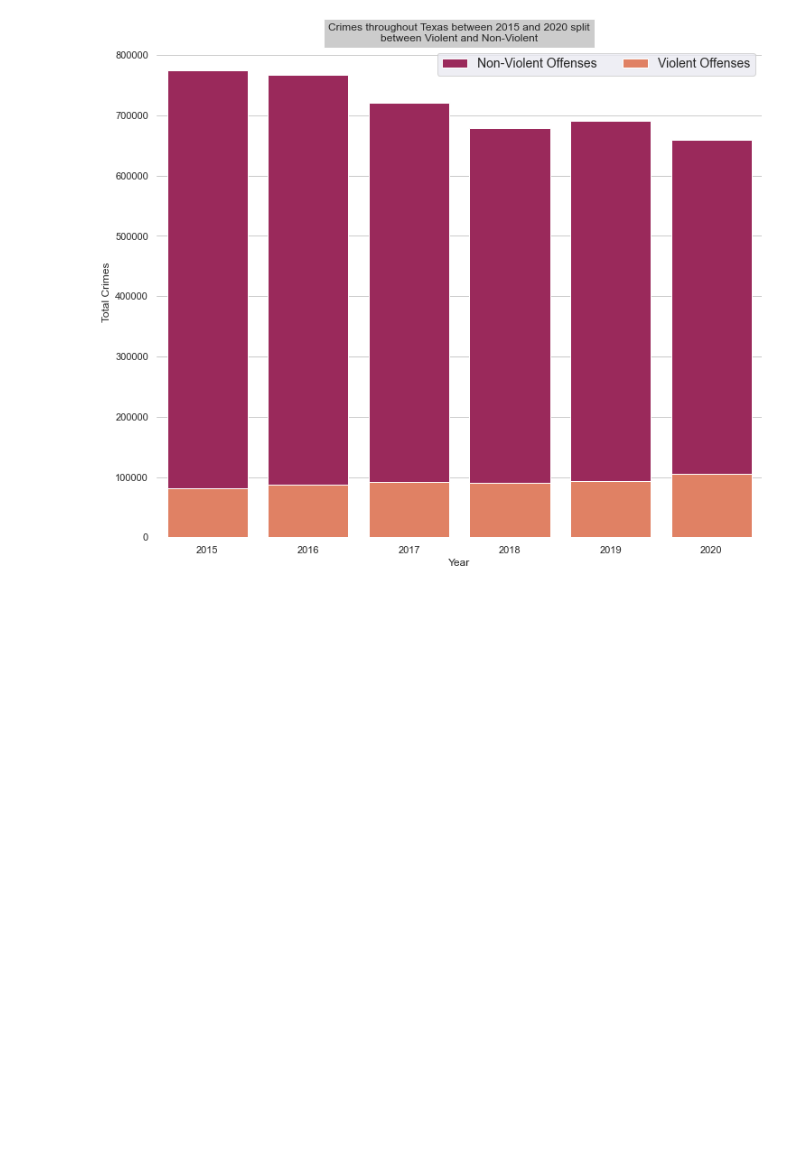
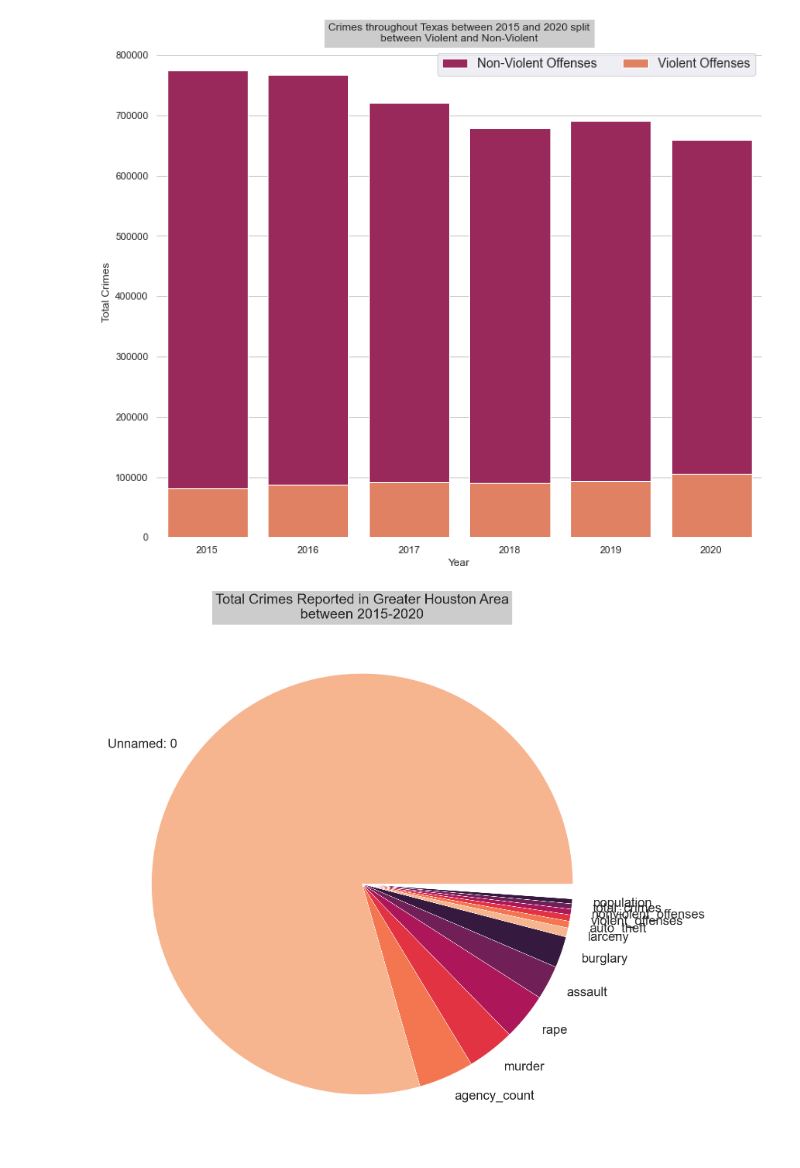
Before and after one commit to MiguelB512/Harris_Crime_Trends, a Jupyter notebook: Plotting/Seaborn_Plotting.ipynb, the cells around one changed output. Drawn from its saved outputs; the diff is of its cells as text; code cells hidden in the pictures; blank space fills up the shorter version.

Commit message:
new plot

```diff
--- a/Plotting/Seaborn_Plotting.ipynb
+++ b/Plotting/Seaborn_Plotting.ipynb
@@ -211,3 +222,31 @@ sns.despine(left=True, bottom=True)
 plt.savefig('Outputs/Yearly_Totals_by_Offense_Type.jpg', dpi=100)
 # %% [output]
 [figure]
+# %%
+import matplotlib.pyplot as plt
+import seaborn as sns
+
+# Import Data
+numbers = pd.read_csv("../Resources/CSV/houston_county_totals.csv")
+numbers = numbers.sort_values("total_crimes", ascending=False)
+
+# Set size of pie chart
+f, ax = plt.subplots(figsize=(25,25))
+
+# Set theme, font font size, and title
+sns.set_theme(palette="dark", font="arial", font_scale= 3)
+plt.title("Total Crimes Reported in Greater Houston Area\n" + "between 2015-2020", bbox={'facecolor':'0.8', 'pad':9})
+
+# Define data
+data = numbers.total_crimes
+labels = numbers
+
+# Define Seaborn color palette to use
+colors = sns.color_palette('rocket_r')
+
+# Create pie chart
+plt.pie(data, labels = labels, colors = colors)
+plt.savefig('Outputs/Greater_Houston_Pie_Chart.jpg', dpi=50)
+plt.show()
+# %% [output]
+[figure, added]
```
Also changed, not shown: parts of 3 cells of this notebook, 4 other files.
